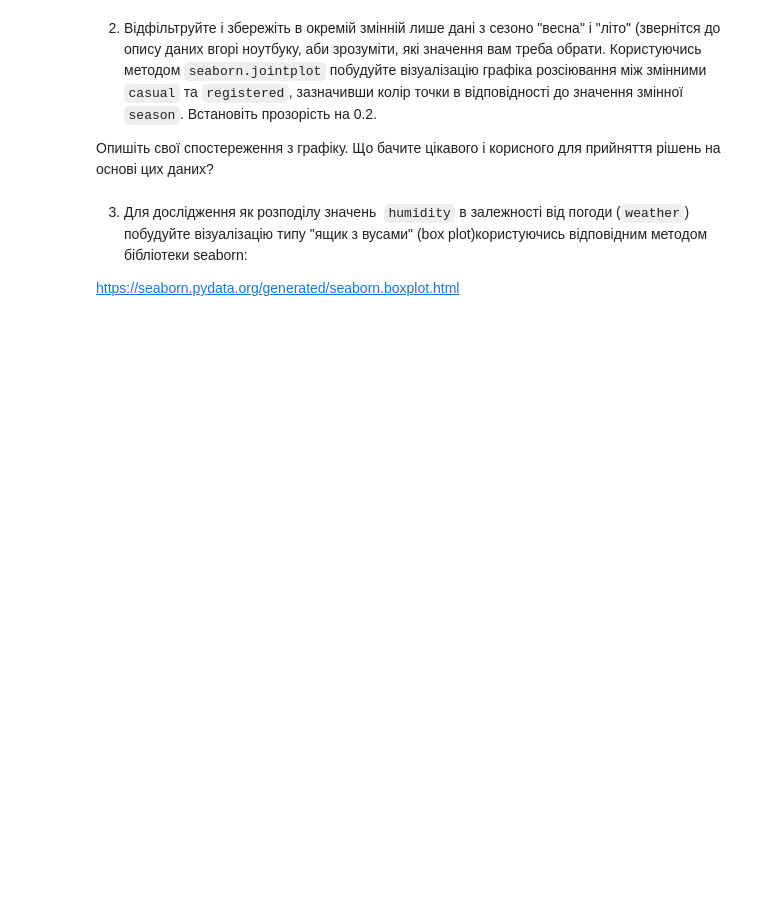
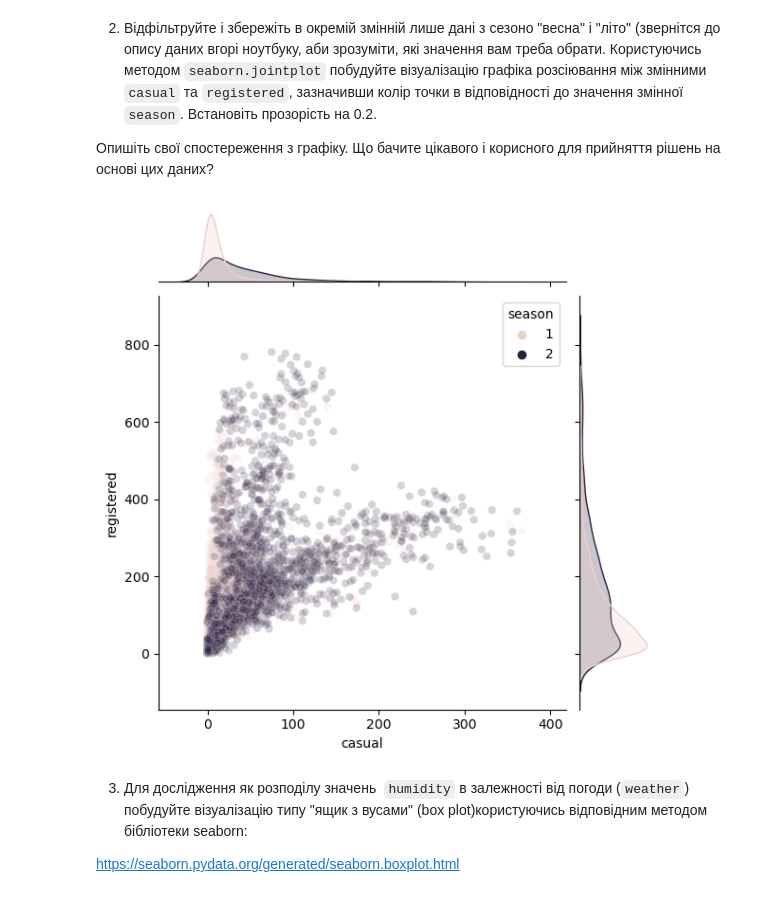
Before and after one commit to TetianaZalivan/Python-Tasks-for-Data-Analytics-, a Jupyter notebook: Done hw_4_5_Візуалізація_з_seaborn.ipynb, the cells around one changed output. Drawn from its saved outputs; the diff is of its cells as text; code cells hidden in the pictures; blank space fills up the shorter version.

```diff
--- a/Done hw_4_5_Візуалізація_з_seaborn.ipynb
+++ b/Done hw_4_5_Візуалізація_з_seaborn.ipynb
@@ -43,6 +49,13 @@ df = pd.read_csv(data_path)
 Користуючись методом `seaborn.jointplot` побудуйте візуалізацію графіка розсіювання між змінними `casual` та `registered`, зазначивши колір точки в відповідності до значення змінної `season`. Встановіть прозорість на 0.2.
 
 Опишіть свої спостереження з графіку. Що бачите цікавого і корисного для прийняття рішень на основі цих даних?
+# %%
+sns.jointplot(data=df[(df['season'] == 1) | (df['season'] == 2)],
+              x="casual", y="registered", hue="season", alpha=0.2);
+#casual users have higher accamulation growth in spring in comparison to summer and then decrease more rapidly,
+#registered users have higher stability, less differense beetwen filtered seasons and then not such fast decrease
+# %% [output]
+[figure, added]
 # %% [markdown]
 3. Для дослідження як розподілу значень  `humidity` в залежності від погоди (`weather`) побудуйте візуалізацію типу "ящик з вусами" (box plot)користуючись відповідним методом бібліотеки seaborn:
 
```
Also changed, not shown: parts of 9 cells of this notebook.
